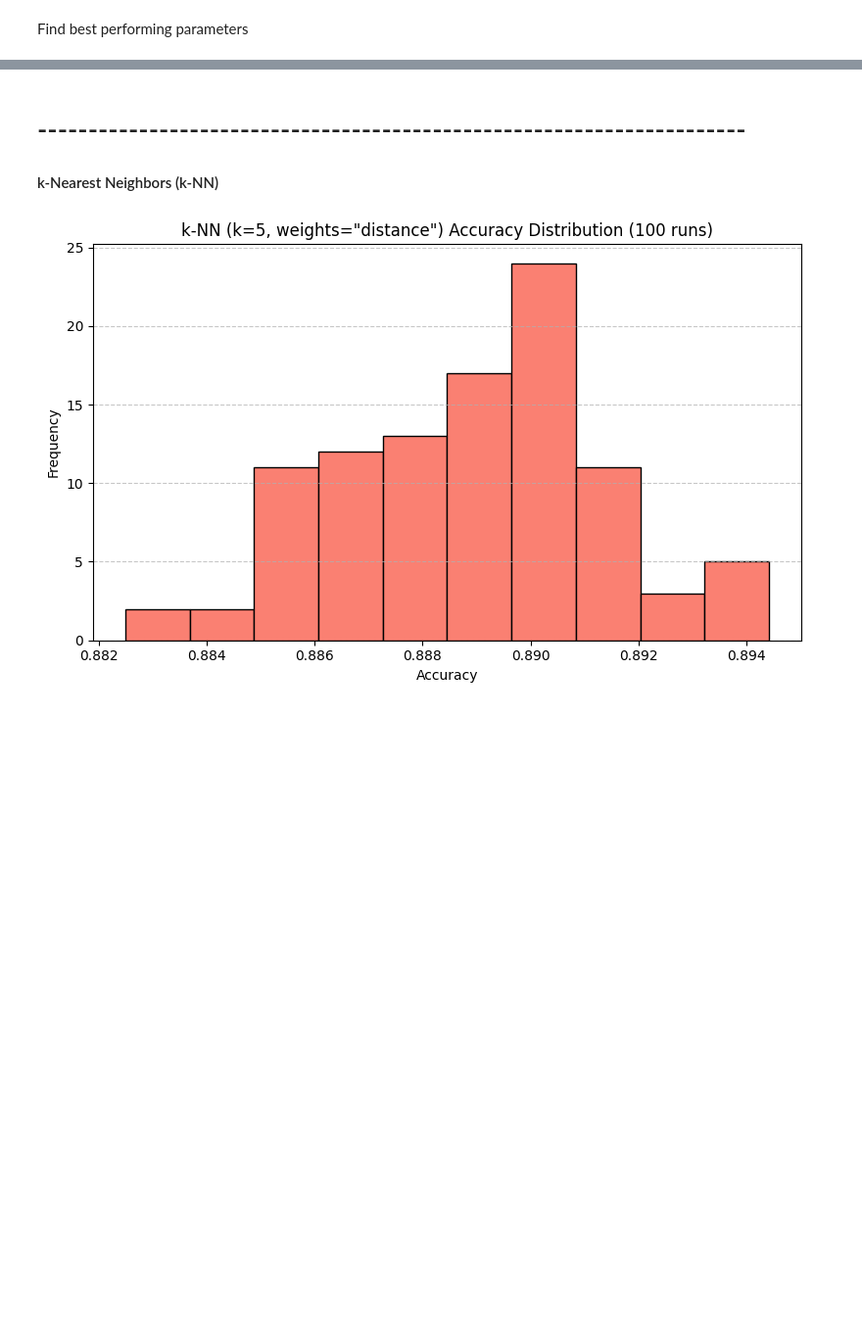
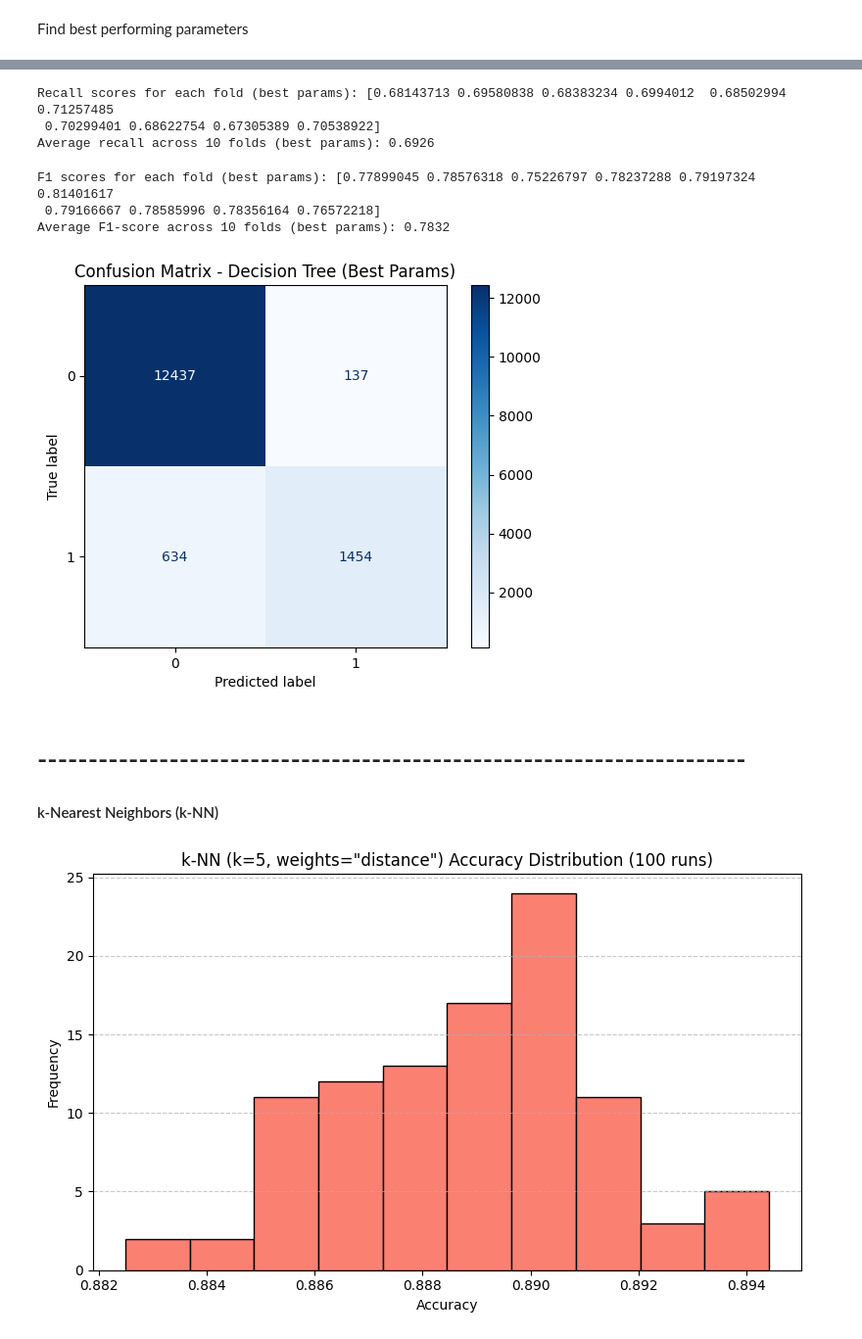
Before and after one commit to alexandre2004costa/IA_project2, a Jupyter notebook: main.ipynb, the cells around one changed output, grey strips where cells are left out. Shown at 98% size. Saved outputs shown, nothing was run; the diff lists cells and outputs as text; code cells hidden in the pictures; blank space fills up the shorter version.

```diff
--- a/main.ipynb
+++ b/main.ipynb
@@ -515,3 +536,70 @@ Best parameters: {'criterion': 'gini', 'max_depth': 9, 'max_features': 11, 'spli
+# %%
+from sklearn.model_selection import cross_val_score, StratifiedKFold
+
+# Use the best estimator from grid search for recall calculation
+stratified_kfold = StratifiedKFold(n_splits=10, shuffle=True, random_state=1)
+best_tree = grid_search.best_estimator_
+
+recall_scores = cross_val_score(
+    best_tree,
+    all_inputs,
+    all_labels,
+    cv=stratified_kfold,
+    scoring='recall'
+)
+
+print("Recall scores for each fold (best params):", recall_scores)
+print("Average recall across 10 folds (best params): {:.4f}".format(recall_scores.mean()))
+# %% [output]
+Recall scores for each fold (best params): [0.68143713 0.69580838 0.68383234 0.6994012  0.68502994 0.71257485
+ 0.70299401 0.68622754 0.67305389 0.70538922]
+Average recall across 10 folds (best params): 0.6926
+# %%
+from sklearn.model_selection import cross_val_score, StratifiedKFold
+
+# Use the best estimator from grid search for F1-score calculation
+stratified_kfold = StratifiedKFold(n_splits=10, shuffle=True, random_state=1)
+best_tree = grid_search.best_estimator_
+
+f1_scores = cross_val_score(
+    best_tree,
+    all_inputs,
+    all_labels,
+    cv=stratified_kfold,
+    scoring='f1'
+)
+
+print("F1 scores for each fold (best params):", f1_scores)
+print("Average F1-score across 10 folds (best params): {:.4f}".format(f1_scores.mean()))
+# %% [output]
+F1 scores for each fold (best params): [0.77899045 0.78576318 0.75226797 0.78237288 0.79197324 0.81401617
+ 0.79166667 0.78585996 0.78356164 0.76572218]
+Average F1-score across 10 folds (best params): 0.7832
+# %%
+from sklearn.metrics import confusion_matrix, ConfusionMatrixDisplay
+from sklearn.model_selection import train_test_split
+import matplotlib.pyplot as plt
+
+# Split the data into training and testing sets
+X_train, X_test, y_train, y_test = train_test_split(
+    all_inputs, all_labels, test_size=0.25, stratify=all_labels, random_state=1
+)
+
+# Train the Decision Tree with best parameters
+best_tree = grid_search.best_estimator_
+best_tree.fit(X_train, y_train)
+
+# Predict on the test set
+y_pred = best_tree.predict(X_test)
+
+# Compute and display the confusion matrix
+cm = confusion_matrix(y_test, y_pred)
+disp = ConfusionMatrixDisplay(confusion_matrix=cm)
+disp.plot(cmap='Blues')
+plt.title("Confusion Matrix - Decision Tree (Best Params)")
+plt.show()
+# %% [output]
+[figure, added]
 # %% [markdown]
 # ----------------------------------------------------------------------
 #### k-Nearest Neighbors (k-NN)
```
Also changed, not shown: parts of 14 cells of this notebook, 2 other files.
